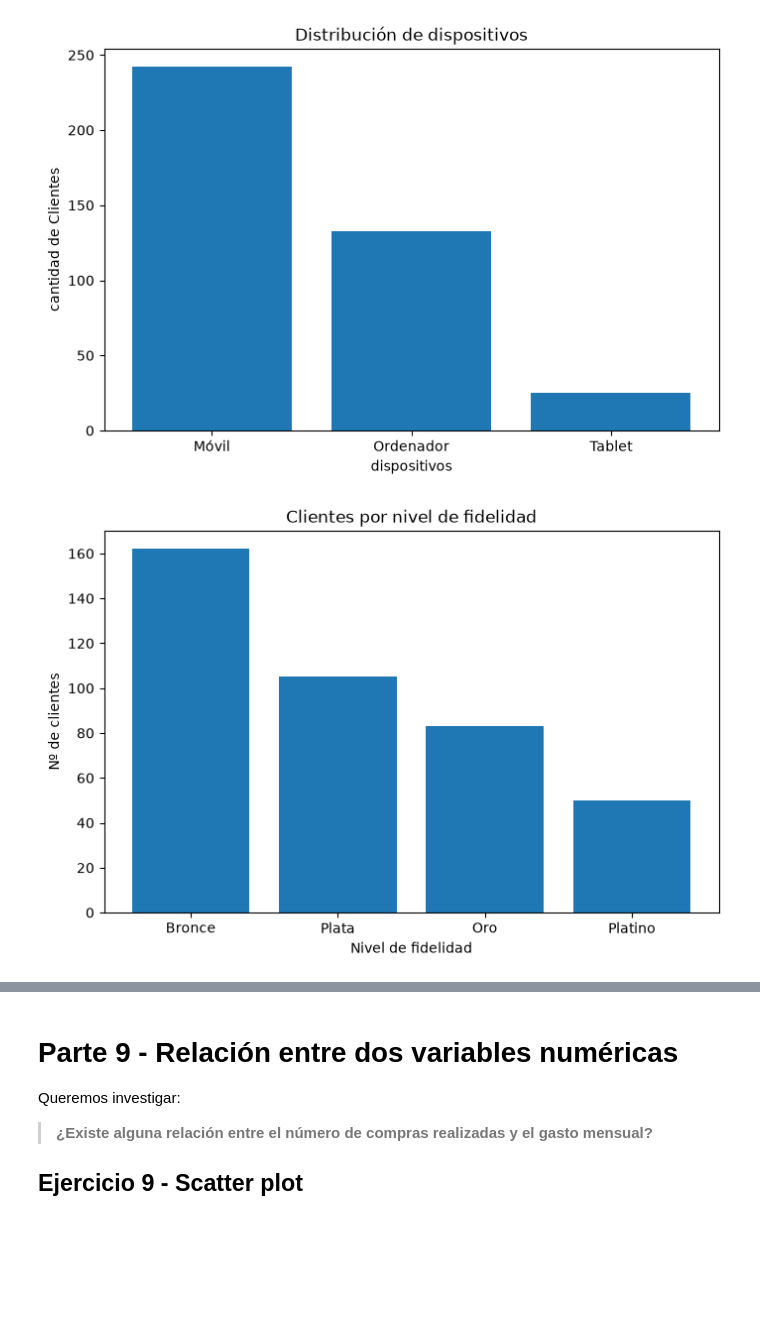
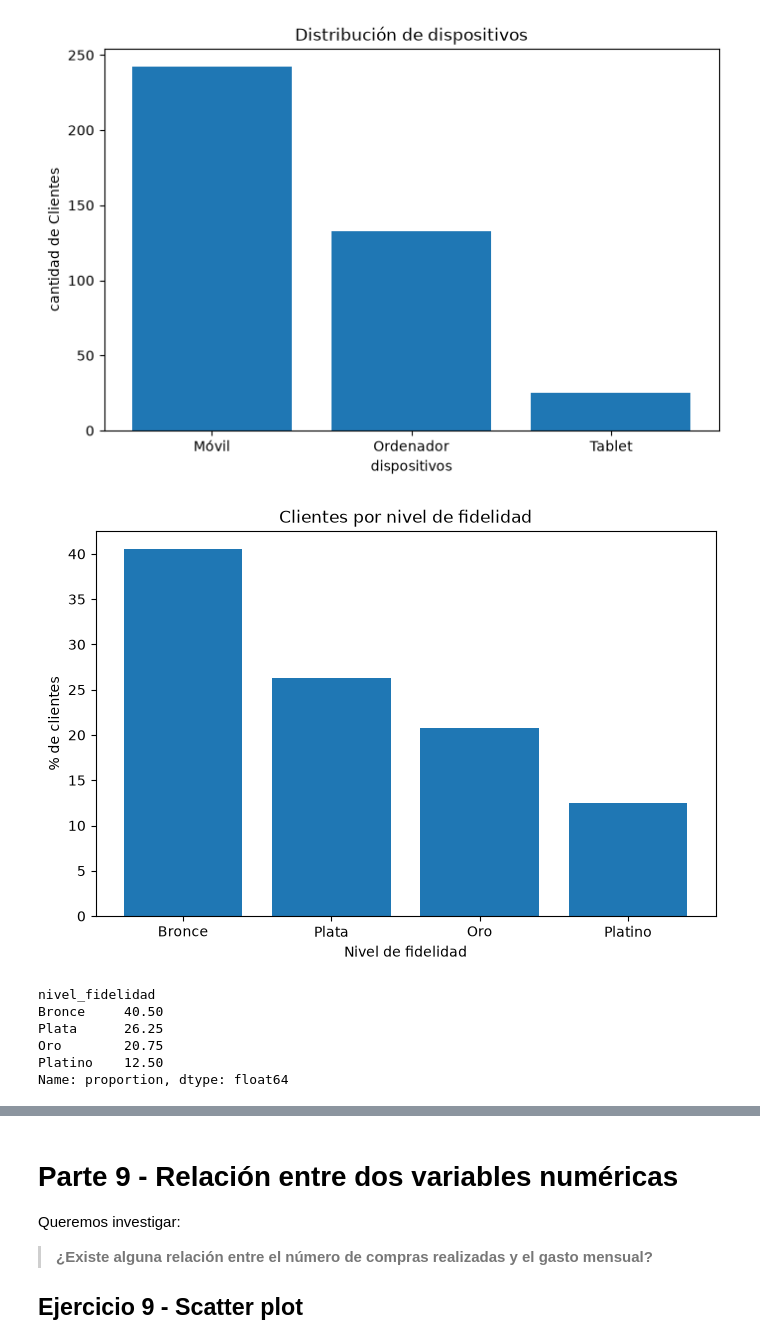
Before and after one commit to mmartinezvaras/s_aprendizaje, a Jupyter notebook: Notebooks S.aprendizaje/UD2/Practica_05.ipynb, the cells around one changed output, grey strips where cells are left out. Cells and saved outputs as stored; diff of their text form; code cells hidden in the pictures; blank space fills up the shorter version.

```diff
--- a/Notebooks S.aprendizaje/UD2/Practica_05.ipynb
+++ b/Notebooks S.aprendizaje/UD2/Practica_05.ipynb
@@ -617,17 +615,26 @@ plt.show()
 Index(['Móvil', 'Ordenador', 'Tablet'], dtype='str', name='dispositivo')
 [figure]
 # %%
-# TODO: gráfico de barras de nivel_fidelidad
-conteos_fid = df["nivel_fidelidad"].value_counts().reindex(["Bronce", "Plata", "Oro", "Platino"])
+conteos_fid = (df["nivel_fidelidad"]
+               .value_counts(normalize=True)
+               .reindex(["Bronce", "Plata", "Oro", "Platino"]) * 100)
 
 plt.figure(figsize=(8,5))
 plt.bar(conteos_fid.index, conteos_fid.values)
 plt.xlabel("Nivel de fidelidad")
-plt.ylabel("Nº de clientes")
+plt.ylabel("% de clientes")
 plt.title("Clientes por nivel de fidelidad")
 plt.show()
+
+print(conteos_fid.round(2))
 # %% [output]
-[figure, old version]
+[figure, new version]
+nivel_fidelidad
+Bronce     40.50
+Plata      26.25
+Oro        20.75
+Platino    12.50
+Name: proportion, dtype: float64
 # %%
 # TODO: gráfico de barras de compra_proximo_mes
 conteos_fid = df["compra_proximo_mes"].value_counts()
```
Also changed, not shown: parts of 6 cells of this notebook, 2 other files.
